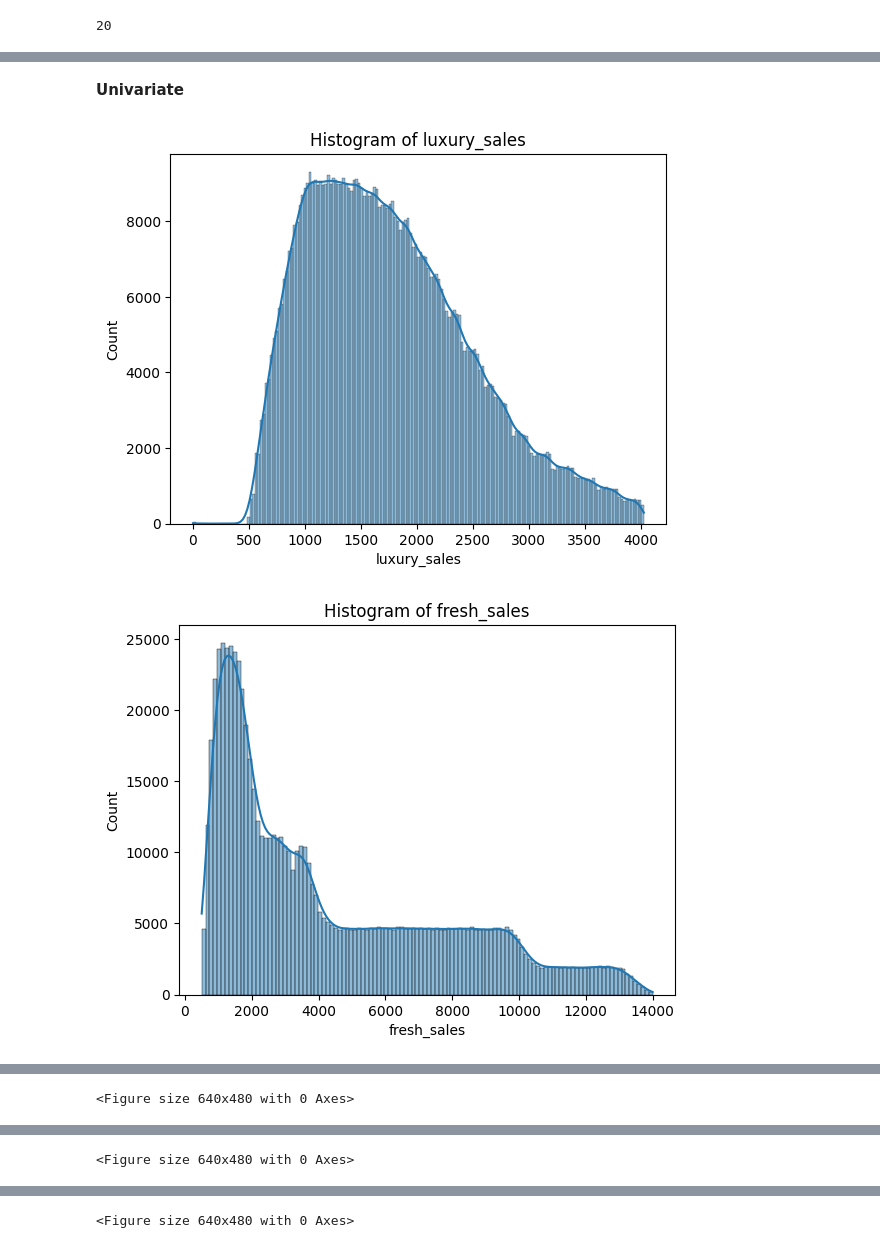
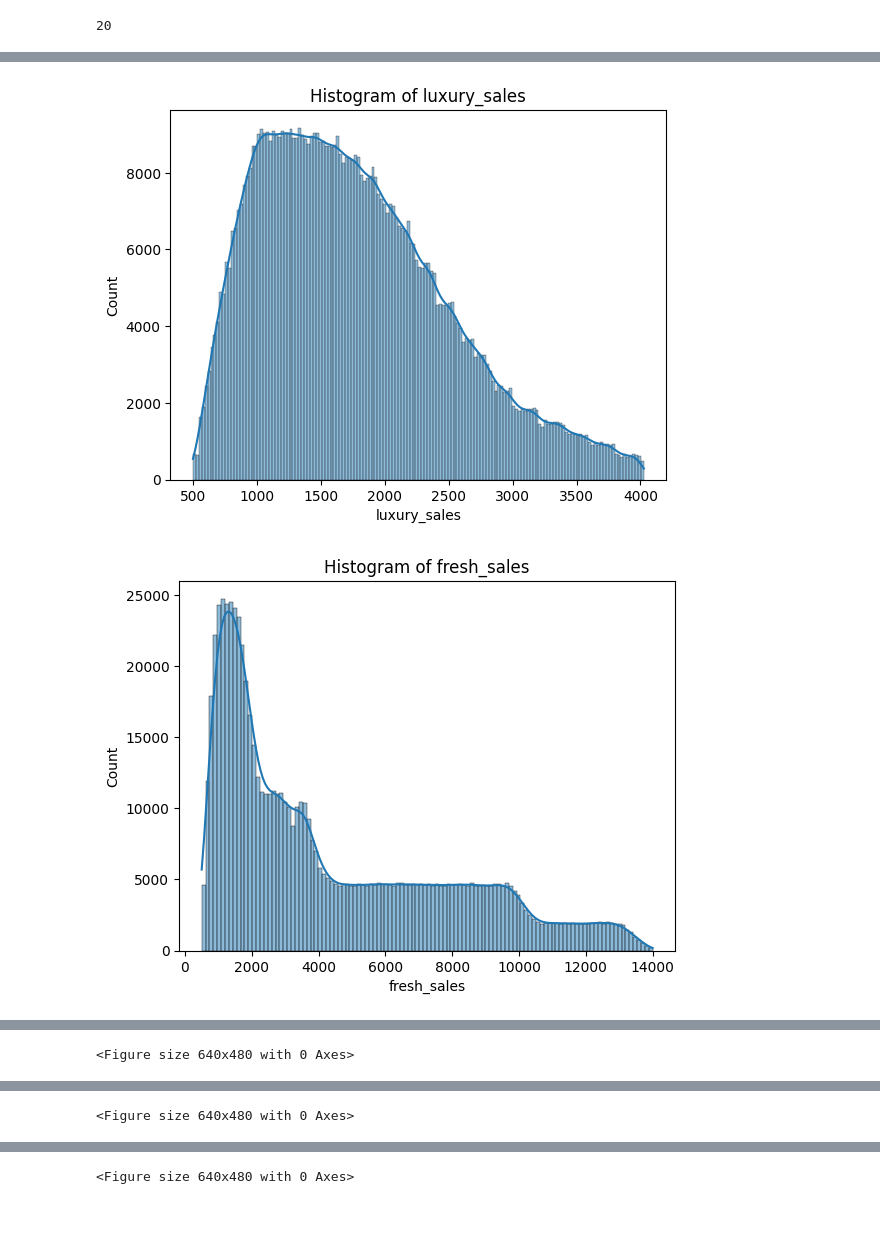
Before and after one commit to team-statstorm/dsplc2025, a Jupyter notebook: dsplc_1.ipynb, the cells around one changed output, grey strips where cells are left out. Cells and saved outputs as stored; diff of their text form; code cells hidden in the pictures; blank space fills up the shorter version.

```diff
--- a/dsplc_1.ipynb
+++ b/dsplc_1.ipynb
@@ -493,3 +444,3 @@ For example, when doing 'df[col].method(value, inplace=True)', try using 'df.met
 # %%
 #fill missing values in fresh sales with median
-df['fresh_sales'].fillna(df['fresh_sales'].median(), inplace=True)
+df['fresh_sales'].fillna(df_T['fresh_sales'].median(), inplace=True)
@@ -638,41 +554,41 @@ Text(0, 0.5, 'Count')
-# %% [markdown]
-**Univariate**
 # %%
+#univariate
+
 # Histograms for numerical features
 numerical_cols = ['luxury_sales', 'fresh_sales', 'dry_sales']  # Add other numerical columns
 for col in numerical_cols:
     plt.figure()
-    sns.histplot(df[col], kde=True)  # kde=True adds a kernel density estimate line
+    sns.histplot(df_1[col], kde=True)  # kde=True adds a kernel density estimate line
     plt.title(f'Histogram of {col}')
     plt.show()
 
 # Box plots for numerical features
 for col in numerical_cols:
     plt.figure()
-    sns.boxplot(x=df[col])
+    sns.boxplot(x=df_1[col])
     plt.title(f'Box Plot of {col}')
     plt.show()
 
 # Bar chart for categorical features
 categorical_cols = ['outlet_city']  # Add other categorical columns
 for col in categorical_cols:
     plt.figure()
-    df[col].value_counts().plot(kind='bar')
+    df_1[col].value_counts().plot(kind='bar')
     plt.title(f'Bar Chart of {col}')
     plt.show()
 
 # Value counts for categorical features
 for col in categorical_cols:
     print(f"\nValue Counts for {col}:")
-    print(df[col].value_counts())
+    print(df_1[col].value_counts())
 
 # Advanced distribution plot
 for col in numerical_cols:
     plt.figure()
-    sns.displot(df[col], kde=True)  # kde=True adds a kernel density estimate line
+    sns.displot(df_1[col], kde=True)  # kde=True adds a kernel density estimate line
     plt.title(f'Displot of {col}')
     plt.show()
 # %% [output]
-[figure, old version]
+[figure, new version]
 [figure]
 [figure]
```
Also changed, not shown: parts of 38 cells of this notebook.
